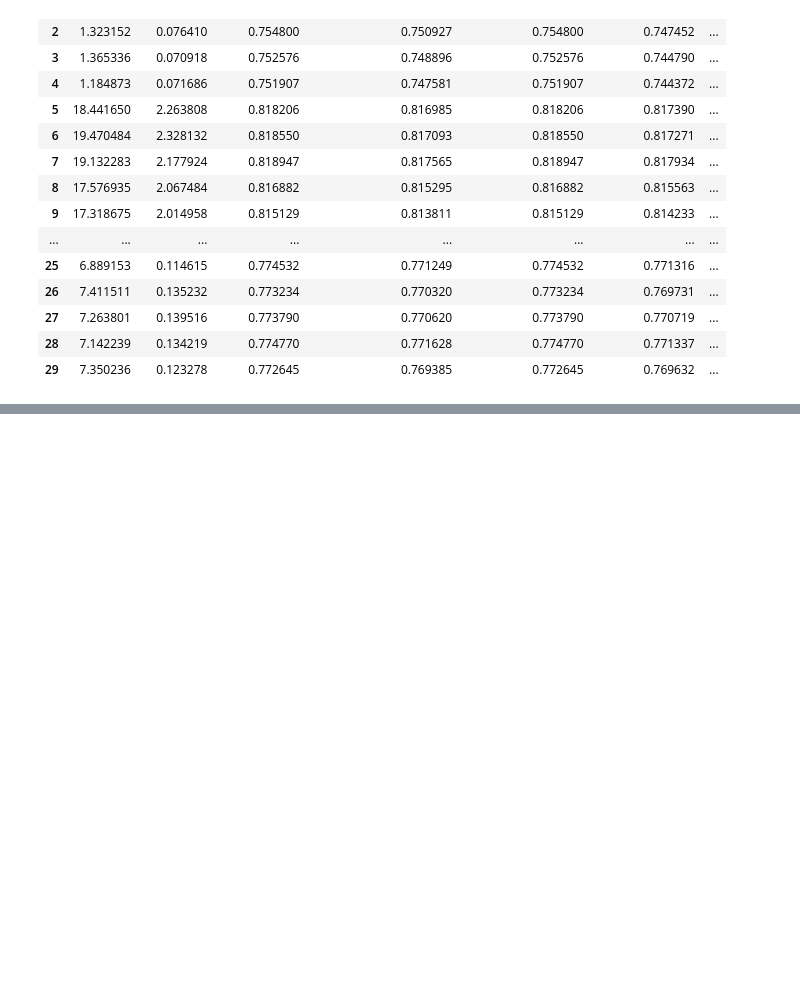
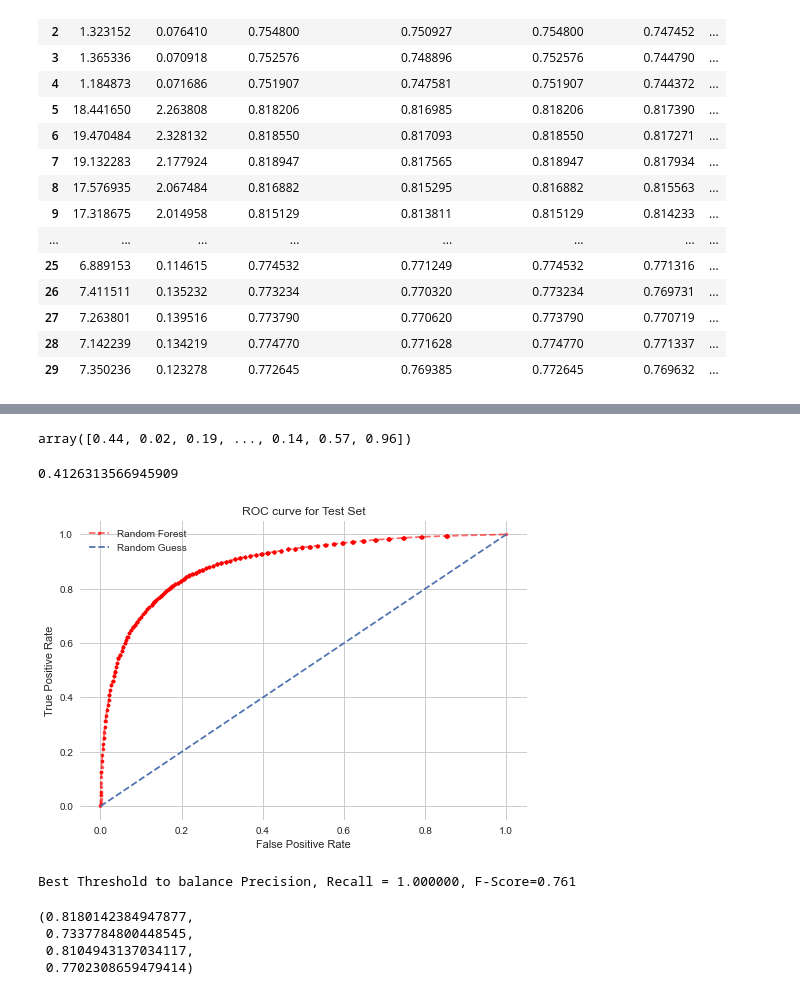
Before and after one commit to beckyepeters/risk_behaviors, a Jupyter notebook: sex_beh_models.ipynb, the cells around one changed output, grey strips where cells are left out. Drawn from its saved outputs; the diff is of its cells as text; code cells hidden in the pictures; blank space fills up the shorter version.

```diff
--- a/sex_beh_models.ipynb
+++ b/sex_beh_models.ipynb
@@ -181,0 +198,2 @@ final = Out[39]
+# %%
+rf.fit(X_train, y_train)
@@ -181,0 +242,3 @@ final = Out[39]
+# %%
+pred_prob = rf.predict_proba(X_test)
+pred_prob
@@ -181,0 +259,15 @@ final = Out[39]
+# %%
+y_hat_sex = pred_prob[:, 1]
+# %%
+y_hat_sex
+# %% [output]
+array([0.44, 0.02, 0.19, ..., 0.14, 0.57, 0.96])
+# %%
+fpr, tpr, thresh = roc_curve(y_test, y_hat_sex)
+# %%
+J = tpr-fpr
+ix = np.argmax(J)
+best_thresh = thresh[ix]
+best_thresh
+# %% [output]
+0.4126313566945909
@@ -181,0 +276,17 @@ final = Out[39]
+# %%
+plt.style.use('seaborn')
+sns.set_style('whitegrid')
+
+plt.plot(fpr, tpr, linestyle='--',color='red', marker='.', alpha=0.6, label='Random Forest')
+plt.plot([0,1], [0,1], linestyle='--', label='Random Guess')
+
+plt.title('ROC curve for Test Set')
+plt.xlabel('False Positive Rate')
+plt.ylabel('True Positive rate')
+plt.xlabel('False Positive Rate')
+plt.ylabel('True Positive Rate')
+
+plt.legend(loc='best')
+plt.show();
+# %% [output]
+[figure, added]
@@ -181,0 +297,6 @@ final = Out[39]
+# %%
+fscore = (2 * precision * recall) / (precision + recall)
+ix = np.argmax(fscore)
+print('Best Threshold to balance Precision, Recall = %f, F-Score=%.3f' % (thresh[ix], fscore[ix]))
+# %% [output]
+Best Threshold to balance Precision, Recall = 1.000000, F-Score=0.761
@@ -181,0 +312,7 @@ final = Out[39]
+# %%
+accuracy, precision, recall, f1
+# %% [output]
+(0.8180142384947877,
+ 0.7337784800448545,
+ 0.8104943137034117,
+ 0.7702308659479414)
```
Also changed, not shown: parts of 24 cells of this notebook, 9 other files.
